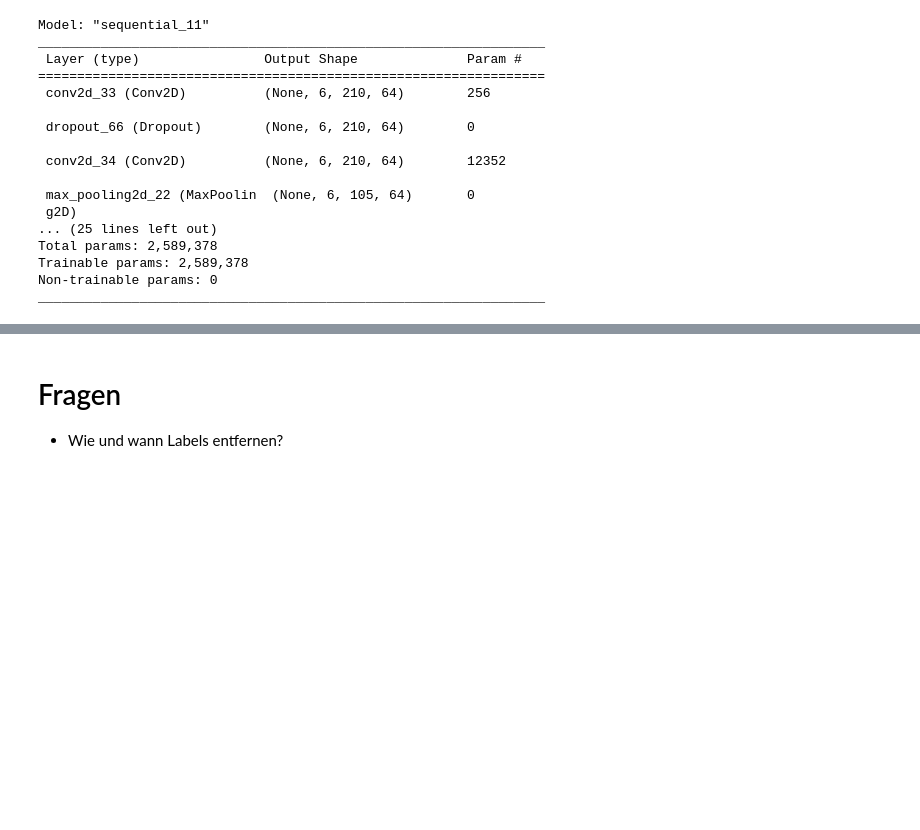
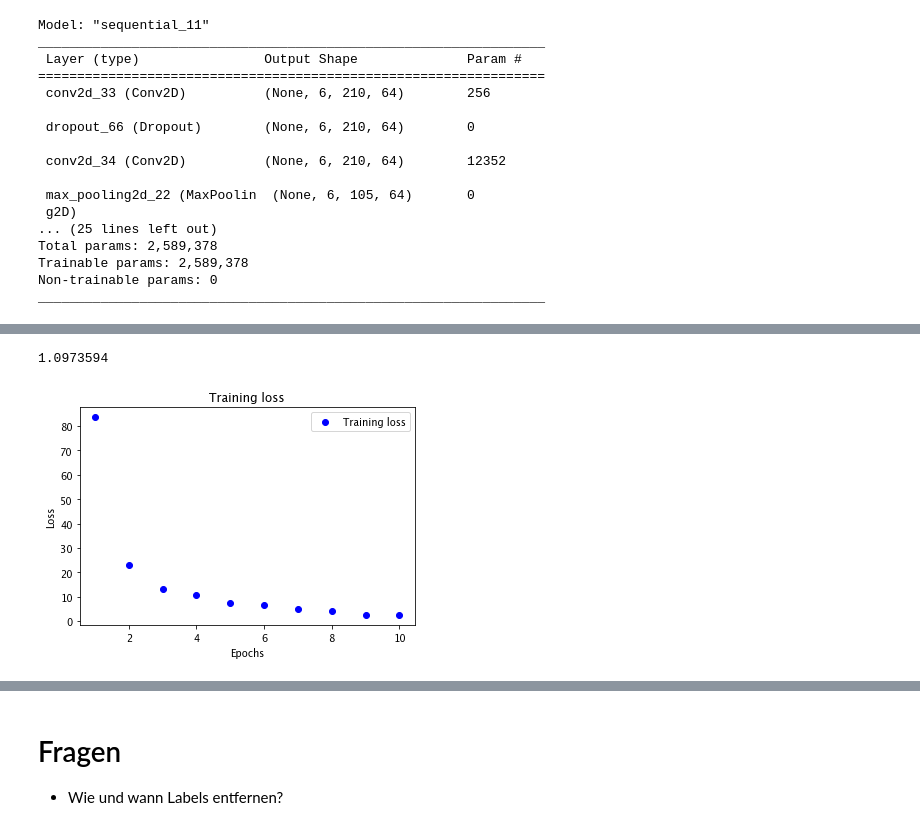
Before and after one commit to peasypi/Stress-Detection-From-Wearables, a Jupyter notebook: code/data_preprocessing.ipynb, the cells around one changed output, grey strips where cells are left out. Cells and saved outputs as stored; diff of their text form; code cells hidden in the pictures; blank space fills up the shorter version.

```diff
--- a/code/data_preprocessing.ipynb
+++ b/code/data_preprocessing.ipynb
@@ -551,9 +470,0 @@ early_stopping = tf.keras.callbacks.EarlyStopping(
-# %%
-history = model.fit(
-    x=X_train,
-    y=y_train,
-    validation_data=(X_val, y_val),
-    epochs=10,
-    batch_size=50,
-    callbacks = [checkpoint, early_stopping]
-)
@@ -587,0 +473,16 @@ Test accuracy: 0.75
+# %%
+np.sum(predictions[0])
+# %% [output]
+1.0973594
+# %%
+history_dict = history.history
+loss_values = history_dict['loss']
+epochs = range(1, len(loss_values) + 1)
+plt.plot(epochs, loss_values, 'bo', label='Training loss')
+plt.title("Training loss")
+plt.xlabel('Epochs')
+plt.ylabel('Loss')
+plt.legend()
+plt.show()
+# %% [output]
+[figure, added]
```
Also changed, not shown: parts of 28 cells of this notebook.
